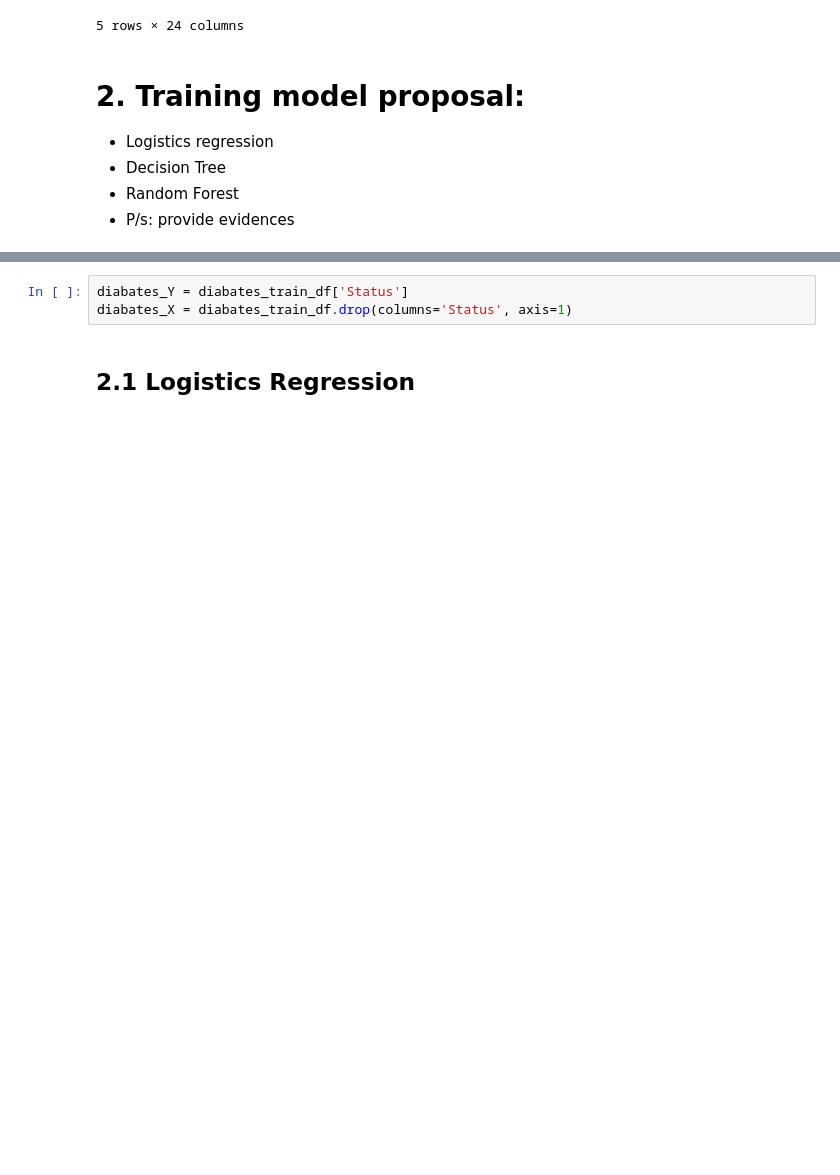
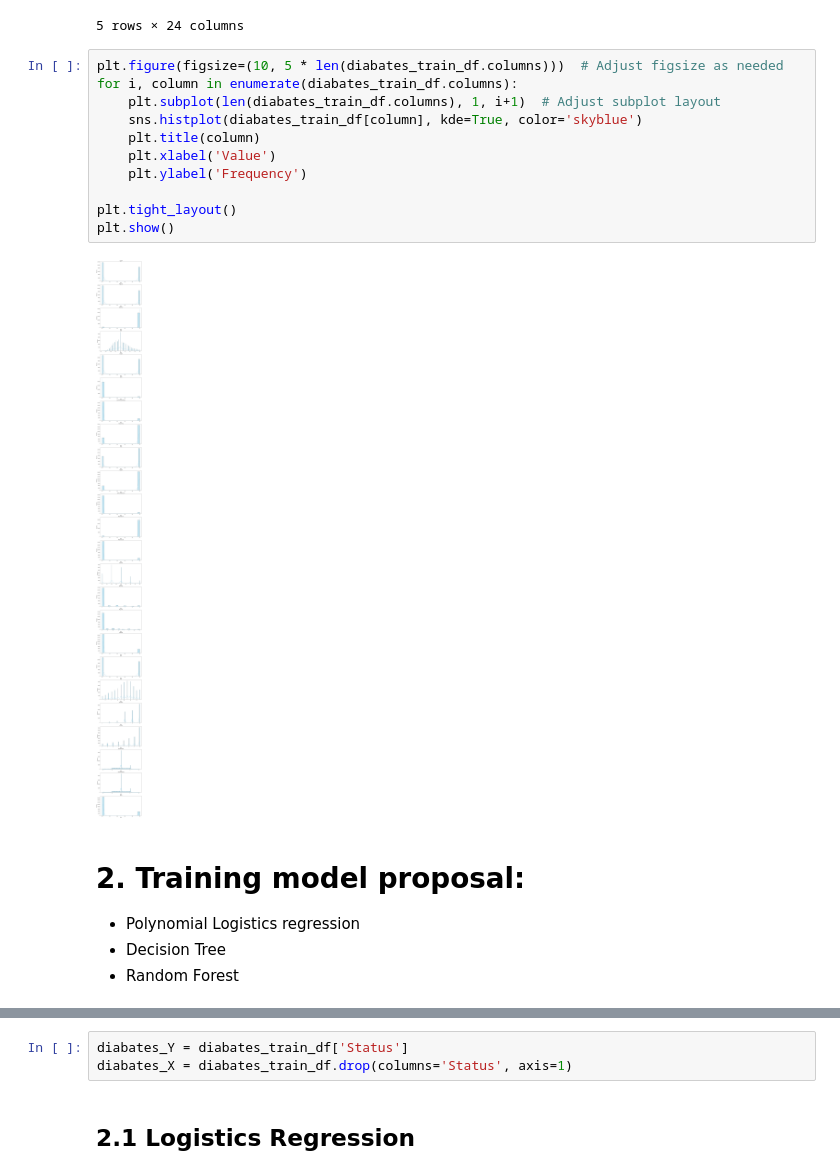
Before and after one commit to Stephenlao/asm1_ML, a Jupyter notebook: asm1.ipynb, the cells around one changed output, grey strips where cells are left out. Drawn from its saved outputs; the diff is of its cells as text; blank space fills up the shorter version.

```diff
--- a/asm1.ipynb
+++ b/asm1.ipynb
@@ -280,9 +280,21 @@ diabates_train_df.head()
 | 3 | 0 | 1 | 1 | 1.142857 | 0 | 0 | 0 | 1 | 1 | ... |
 | 4 | 0 | 1 | 1 | 0.000000 | 0 | 0 | 0 | 1 | 0 | ... |
 5 rows × 24 columns
+# %%
+plt.figure(figsize=(10, 5 * len(diabates_train_df.columns)))  # Adjust figsize as needed
+for i, column in enumerate(diabates_train_df.columns):
+    plt.subplot(len(diabates_train_df.columns), 1, i+1)  # Adjust subplot layout
+    sns.histplot(diabates_train_df[column], kde=True, color='skyblue')
+    plt.title(column)
+    plt.xlabel('Value')
+    plt.ylabel('Frequency')
+
+plt.tight_layout()
+plt.show()
+# %% [output]
+[figure, added]
 # %% [markdown]
 # 2. Training model proposal:
-- Logistics regression
+- Polynomial Logistics regression
 - Decision Tree
 - Random Forest
-- P/s: provide evidences
```
Also changed, not shown: parts of 2 cells of this notebook.
